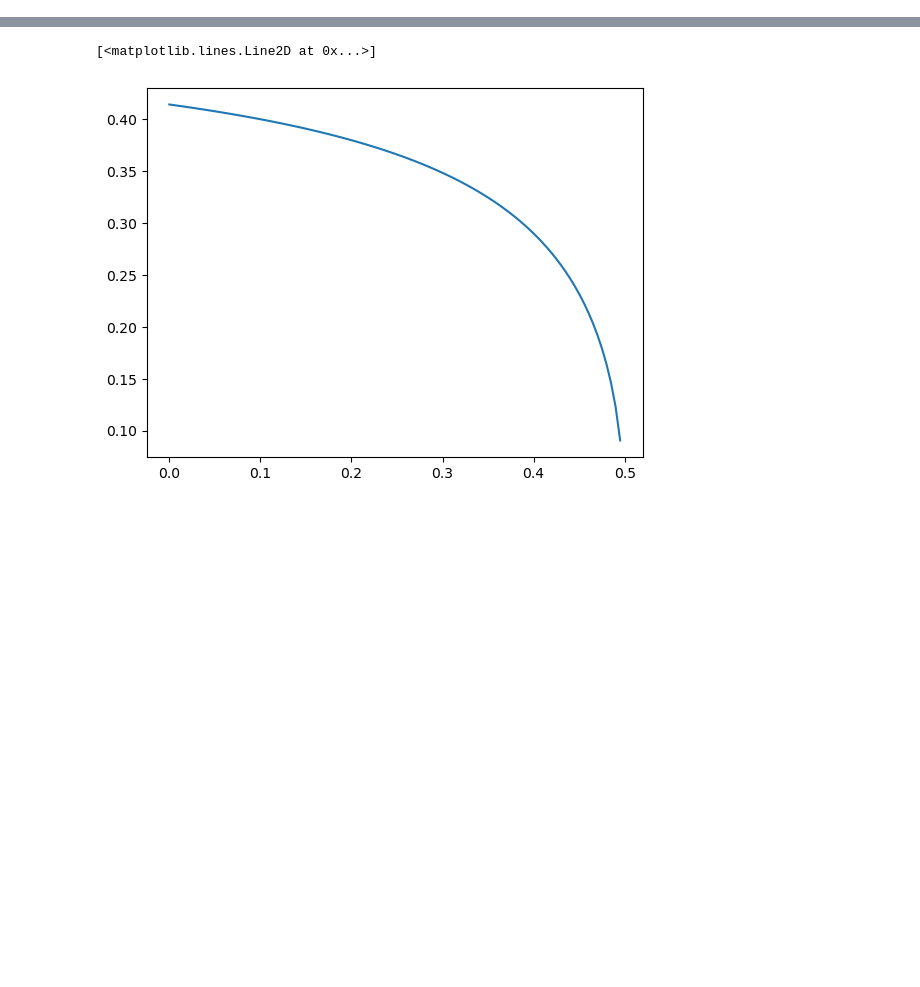
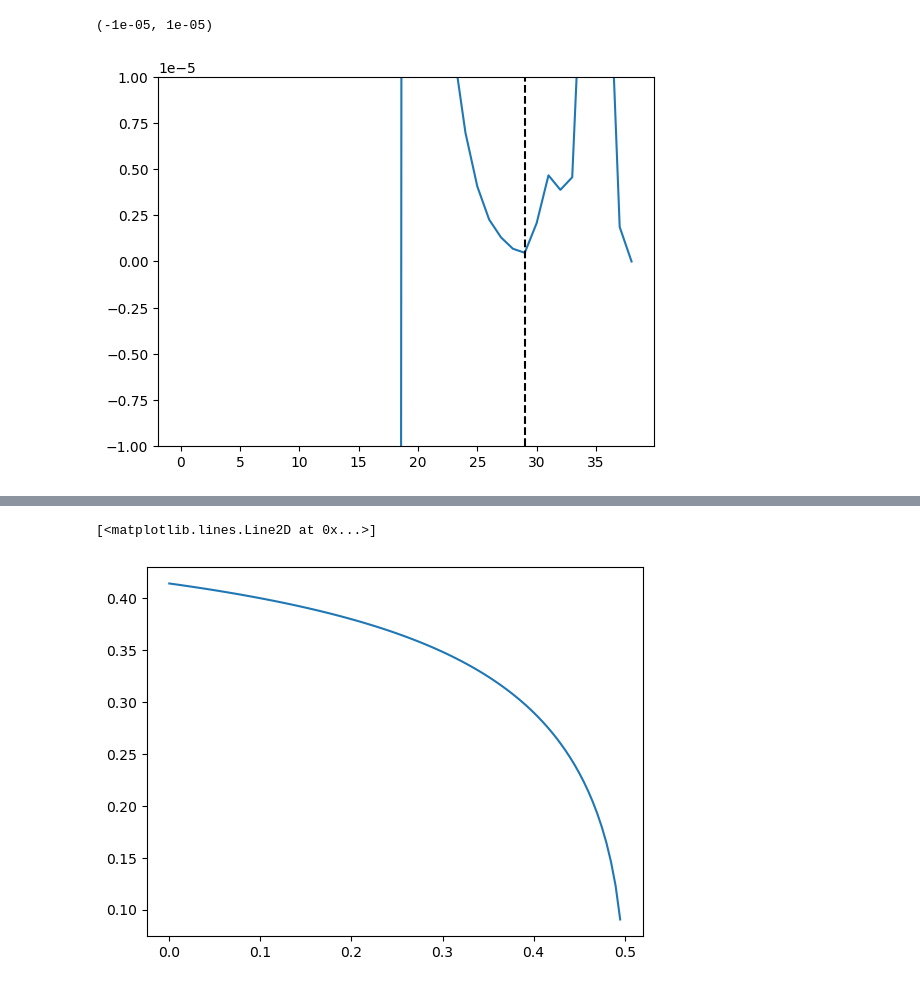
Before and after one commit to terilat/SGYAnalyzer, a Jupyter notebook: convergence_check.ipynb, the cells around one changed output, grey strips where cells are left out. Saved outputs shown, nothing was run; the diff lists cells and outputs as text; code cells hidden in the pictures; blank space fills up the shorter version.

```diff
--- a/convergence_check.ipynb
+++ b/convergence_check.ipynb
@@ -118,0 +235,7 @@ demphing_analysis(
+# %%
+plt.plot(tensors_list[12]['Uy'][:, int(tensors_list[12]['Uy'].shape[-1] * 2 / 3)])
+plt.axvline(x=29, color='black', linestyle='--')
+plt.ylim(-1e-5, 1e-5)
+# %% [output]
+(-1e-05, 1e-05)
+[figure, added]
```
Also changed, not shown: parts of 29 cells of this notebook, 51 other files.
